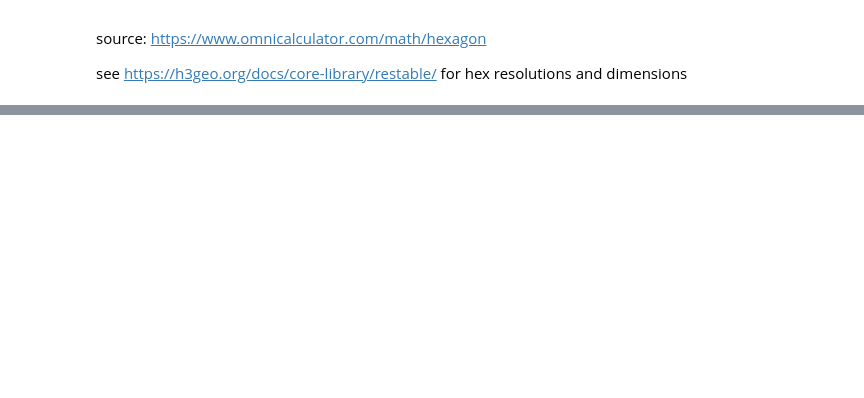
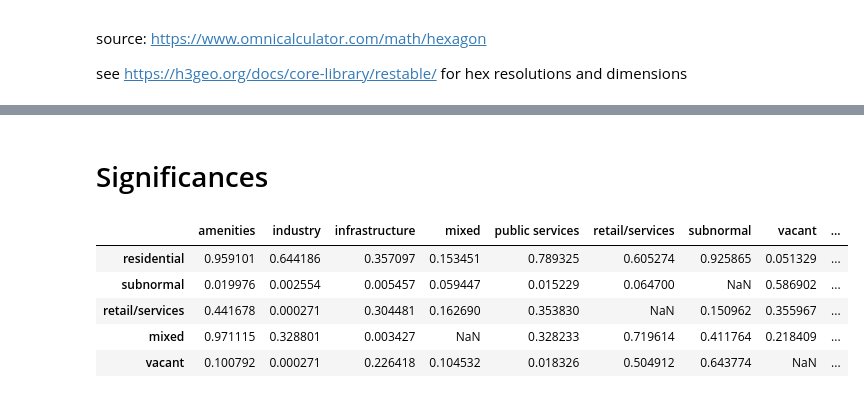
Before and after one commit to zehbrandao/thesis, a Jupyter notebook: C00_empirical_analysis_measures.ipynb, the cells around one changed output, grey strips where cells are left out. Drawn from its saved outputs; the diff is of its cells as text; code cells hidden in the pictures; blank space fills up the shorter version.

```diff
--- a/C00_empirical_analysis_measures.ipynb
+++ b/C00_empirical_analysis_measures.ipynb
@@ -481,0 +514,2 @@ Hexagons are to big for distance ranges in 'bands'!
+# %% [markdown]
+# Significances
@@ -481,0 +551,48 @@ Hexagons are to big for distance ranges in 'bands'!
+# %%
+def _get_freq_tallys(counts):
+    freq = counts.value_counts()
+    return freq / freq.sum()
+
+def apply_mann_whitney(use_counts, modeled_cats, t0, t1):
+
+    melted_counts = use_counts.melt(id_vars=[t0, t1],
+                                    value_vars=use_counts.columns[2:],
+                                    var_name='neighbors',
+                                    value_name='counts')
+
+    mask = (melted_counts[t1].isin(modeled_cats)
+            & (melted_counts[t1] != melted_counts[t0]))
+    counts_of_interest = melted_counts.loc[mask]
+
+    p_values = {}
+    for use, outer_group in counts_of_interest.groupby(t1):
+        p_values[use] = {}
+        for neigh, inner_group in outer_group.groupby('neighbors'):
+            # We are interested only in the cross-influence
+            if neigh != use:
+                for_transitioned = _get_freq_tallys(inner_group.counts)
+
+                mask = (melted_counts.neighbors == neigh)
+                for_all_cells = _get_freq_tallys(melted_counts.loc[mask]
+                                                              .counts)
+
+                _, pnorm = mannwhitneyu(for_transitioned.to_numpy(),
+                                        for_all_cells.to_numpy(),
+                                        alternative='two-sided',
+                                        method='asymptotic',)
+
+
+                p_values[use][neigh] = pnorm
+
+    return pd.DataFrame.from_dict(p_values, orient='index')
+# %%
+mann_whit_test = apply_mann_whitney(abs_rep, modeled_cats, '2011', '2017')
+
+mann_whit_test
+# %% [output]
+|  | amenities | industry | infrastructure | mixed | public services | retail/services | subnormal | vacant | ... |
+| residential | 0.959101 | 0.644186 | 0.357097 | 0.153451 | 0.789325 | 0.605274 | 0.925865 | 0.051329 | ... |
+| subnormal | 0.019976 | 0.002554 | 0.005457 | 0.059447 | 0.015229 | 0.064700 | NaN | 0.586902 | ... |
+| retail/services | 0.441678 | 0.000271 | 0.304481 | 0.162690 | 0.353830 | NaN | 0.150962 | 0.355967 | ... |
+| mixed | 0.971115 | 0.328801 | 0.003427 | NaN | 0.328233 | 0.719614 | 0.411764 | 0.218409 | ... |
+| vacant | 0.100792 | 0.000271 | 0.226418 | 0.104532 | 0.018326 | 0.504912 | 0.643774 | NaN | ... |
```
Also changed, not shown: parts of 58 cells of this notebook, 7 other files.
